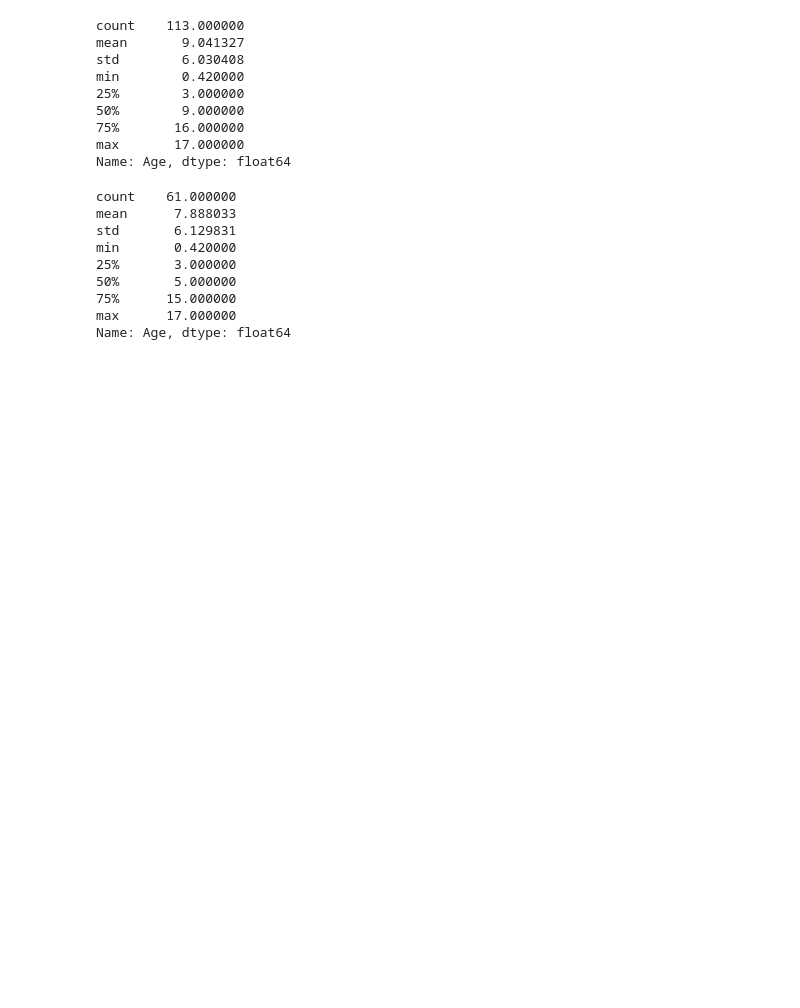
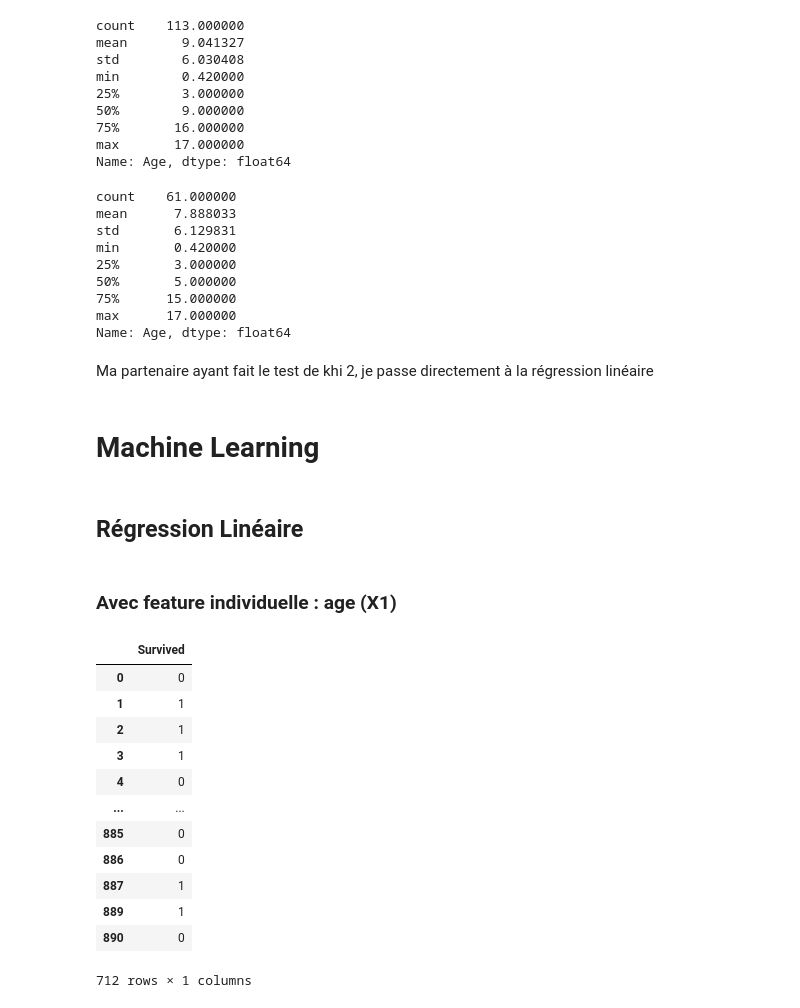
Before and after one commit to Eytuzhee/project_titanic, a Jupyter notebook: work.ipynb, the cells around one changed output. Cells and saved outputs as stored; diff of their text form; code cells hidden in the pictures; blank space fills up the shorter version.

```diff
--- a/work.ipynb
+++ b/work.ipynb
@@ -183,3 +182,28 @@ min       0.420000
 75%      15.000000
 max      17.000000
 Name: Age, dtype: float64
+# %% [markdown]
+Ma partenaire ayant fait le test de khi 2, je passe directement à la régression linéaire
+# %% [markdown]
+# Machine Learning
+# %% [markdown]
+## Régression Linéaire
+# %% [markdown]
+### Avec feature individuelle : age (X1)
+# %%
+df_Y = pd.DataFrame(df_train_clean['Survived'], columns=['Survived'])
+df_Y
+# %% [output]
+|  | Survived |
+| 0 | 0 |
+| 1 | 1 |
+| 2 | 1 |
+| 3 | 1 |
+| 4 | 0 |
+| ... | ... |
+| 885 | 0 |
+| 886 | 0 |
+| 887 | 1 |
+| 889 | 1 |
+| 890 | 0 |
+712 rows × 1 columns
```
Also changed, not shown: parts of 52 cells of this notebook.
